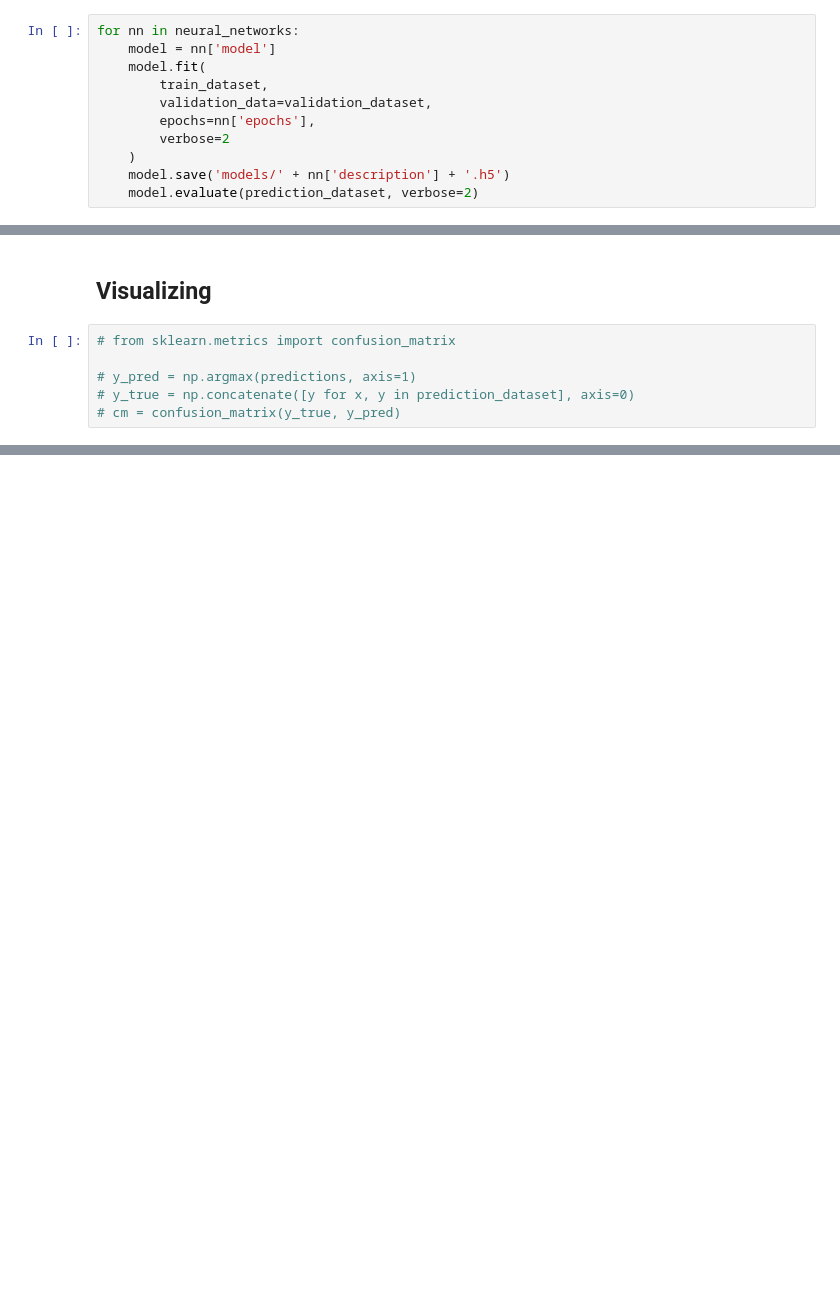
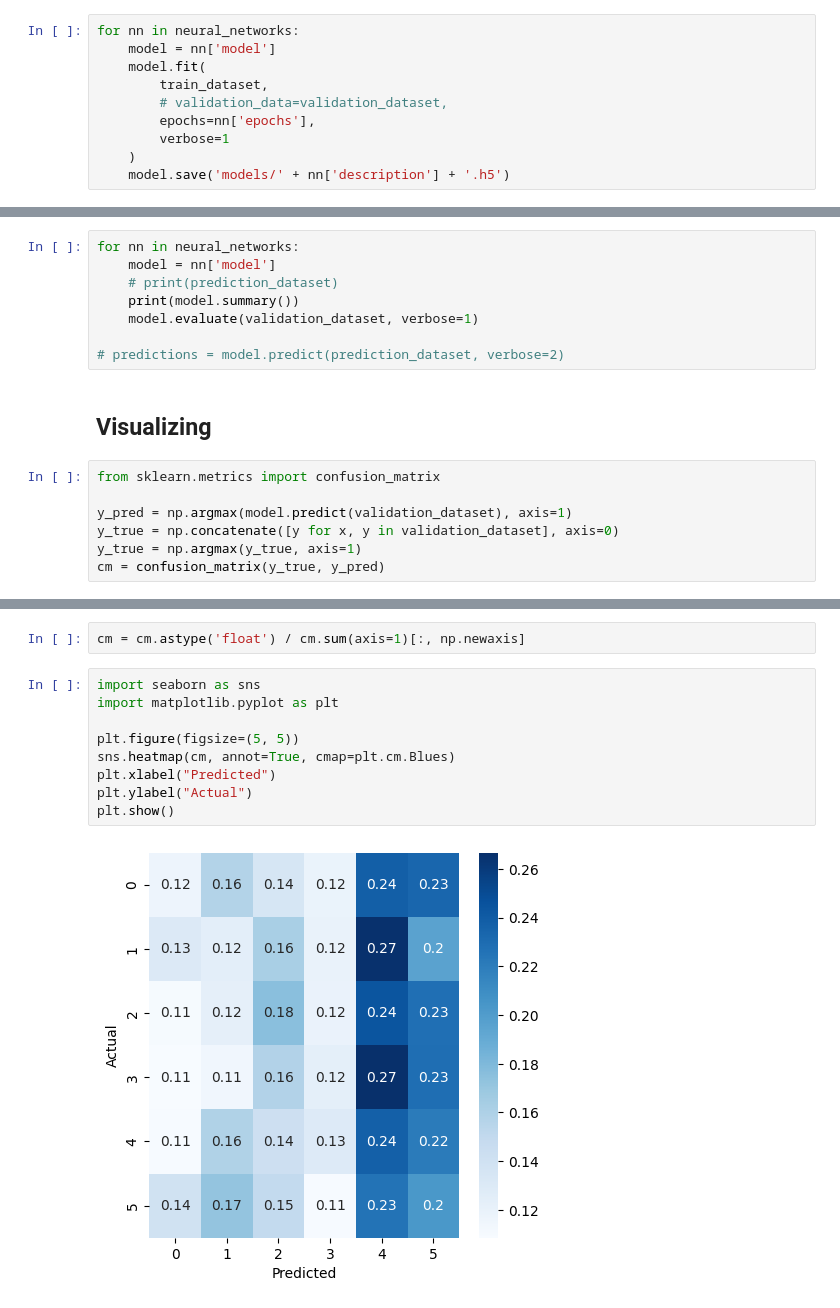
Before and after one commit to gxara/deep-learning-intel-challenge, a Jupyter notebook: project.ipynb, the cells around one changed output, grey strips where cells are left out. Saved outputs shown, nothing was run; the diff lists cells and outputs as text; blank space fills up the shorter version.

Commit message:
fix: doing prediction over test dataset

```diff
--- a/project.ipynb
+++ b/project.ipynb
@@ -85,9 +71,8 @@ for nn in neural_networks:
     model = nn['model']
     model.fit(
         train_dataset,
-        validation_data=validation_dataset,
+        # validation_data=validation_dataset,
         epochs=nn['epochs'],
-        verbose=2
+        verbose=1
     )
     model.save('models/' + nn['description'] + '.h5')
-    model.evaluate(prediction_dataset, verbose=2)
@@ -107,8 +81,17 @@ ValueError: in user code:
+# %%
+for nn in neural_networks:
+    model = nn['model']
+    # print(prediction_dataset)
+    print(model.summary())
+    model.evaluate(validation_dataset, verbose=1)
+
+# predictions = model.predict(prediction_dataset, verbose=2)
 # %% [markdown]
 ## Visualizing
 # %%
-# from sklearn.metrics import confusion_matrix
+from sklearn.metrics import confusion_matrix
 
-# y_pred = np.argmax(predictions, axis=1)
-# y_true = np.concatenate([y for x, y in prediction_dataset], axis=0)
-# cm = confusion_matrix(y_true, y_pred)
+y_pred = np.argmax(model.predict(validation_dataset), axis=1)
+y_true = np.concatenate([y for x, y in validation_dataset], axis=0)
+y_true = np.argmax(y_true, axis=1)
+cm = confusion_matrix(y_true, y_pred)
@@ -114,0 +100,13 @@ ValueError: in user code:
+# %%
+cm = cm.astype('float') / cm.sum(axis=1)[:, np.newaxis]
+# %%
+import seaborn as sns
+import matplotlib.pyplot as plt
+
+plt.figure(figsize=(5, 5))
+sns.heatmap(cm, annot=True, cmap=plt.cm.Blues)
+plt.xlabel("Predicted")
+plt.ylabel("Actual")
+plt.show()
+# %% [output]
+[figure, added]
```
Also changed, not shown: parts of 11 cells of this notebook, 1 other file.
